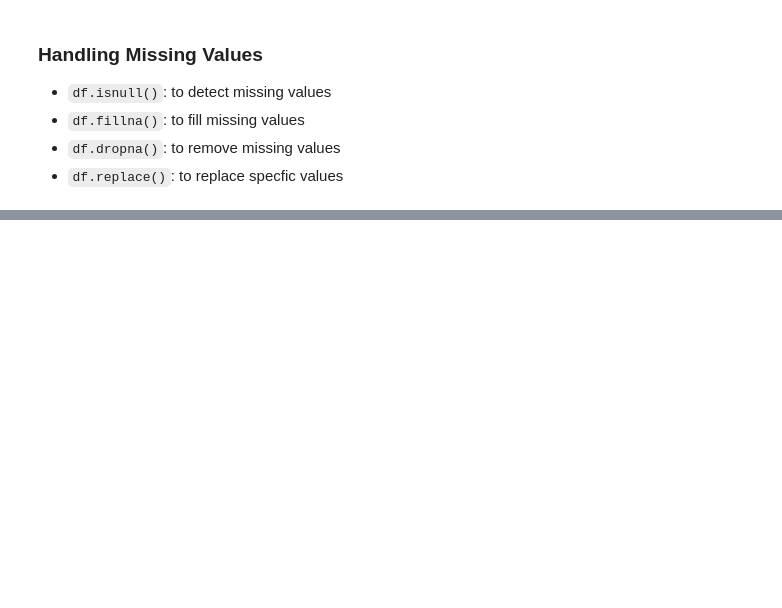
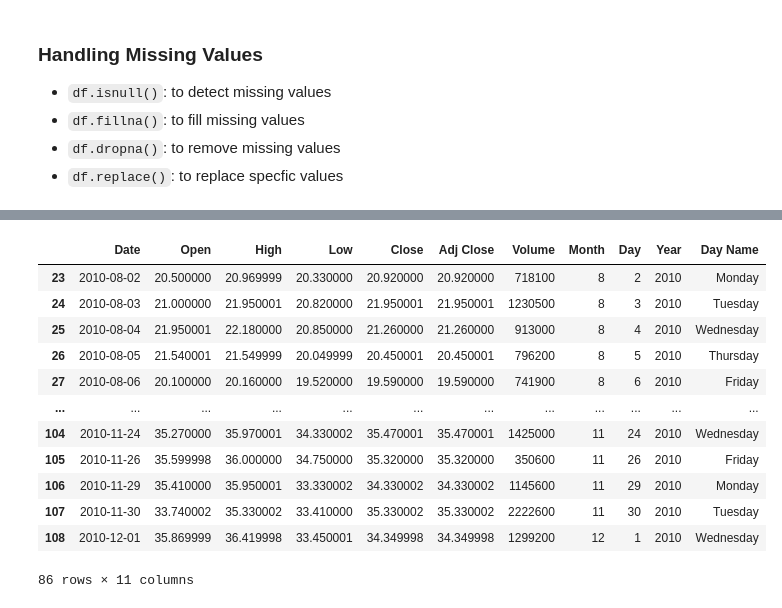
Before and after one commit to naiilaahh/pandas_101, a Jupyter notebook: notes.ipynb, the cells around one changed output, grey strips where cells are left out. Cells and saved outputs as stored; diff of their text form; code cells hidden in the pictures; blank space fills up the shorter version.

```diff
--- a/notes.ipynb
+++ b/notes.ipynb
@@ -819,0 +716,17 @@ ball.loc[3:6, ['team']]
+# %%
+filtered_df = tesla_df.query("Date >= '2010-08-01' and Date <= '2010-12-01'")
+filtered_df
+# %% [output]
+|  | Date | Open | High | Low | Close | Adj Close | Volume | Month | Day | Year | Day Name |
+| 23 | 2010-08-02 | 20.500000 | 20.969999 | 20.330000 | 20.920000 | 20.920000 | 718100 | 8 | 2 | 2010 | Monday |
+| 24 | 2010-08-03 | 21.000000 | 21.950001 | 20.820000 | 21.950001 | 21.950001 | 1230500 | 8 | 3 | 2010 | Tuesday |
+| 25 | 2010-08-04 | 21.950001 | 22.180000 | 20.850000 | 21.260000 | 21.260000 | 913000 | 8 | 4 | 2010 | Wednesday |
+| 26 | 2010-08-05 | 21.540001 | 21.549999 | 20.049999 | 20.450001 | 20.450001 | 796200 | 8 | 5 | 2010 | Thursday |
+| 27 | 2010-08-06 | 20.100000 | 20.160000 | 19.520000 | 19.590000 | 19.590000 | 741900 | 8 | 6 | 2010 | Friday |
+| ... | ... | ... | ... | ... | ... | ... | ... | ... | ... | ... | ... |
+| 104 | 2010-11-24 | 35.270000 | 35.970001 | 34.330002 | 35.470001 | 35.470001 | 1425000 | 11 | 24 | 2010 | Wednesday |
+| 105 | 2010-11-26 | 35.599998 | 36.000000 | 34.750000 | 35.320000 | 35.320000 | 350600 | 11 | 26 | 2010 | Friday |
+| 106 | 2010-11-29 | 35.410000 | 35.950001 | 33.330002 | 34.330002 | 34.330002 | 1145600 | 11 | 29 | 2010 | Monday |
+| 107 | 2010-11-30 | 33.740002 | 35.330002 | 33.410000 | 35.330002 | 35.330002 | 2222600 | 11 | 30 | 2010 | Tuesday |
+| 108 | 2010-12-01 | 35.869999 | 36.419998 | 33.450001 | 34.349998 | 34.349998 | 1299200 | 12 | 1 | 2010 | Wednesday |
+86 rows × 11 columns
```
Also changed, not shown: parts of 89 cells of this notebook, 2 other files.
